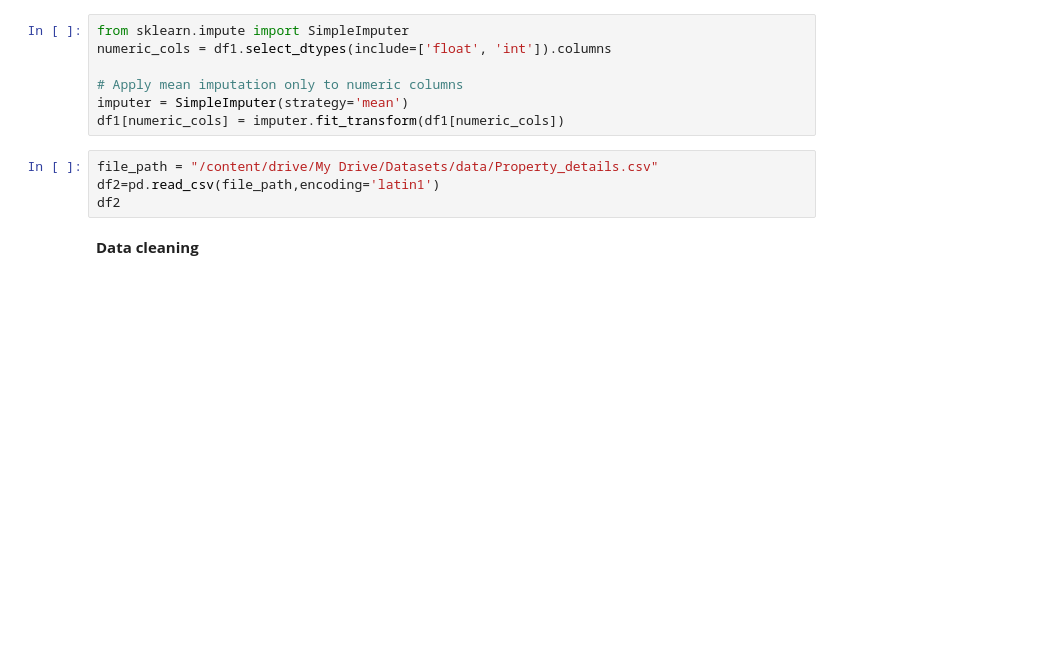
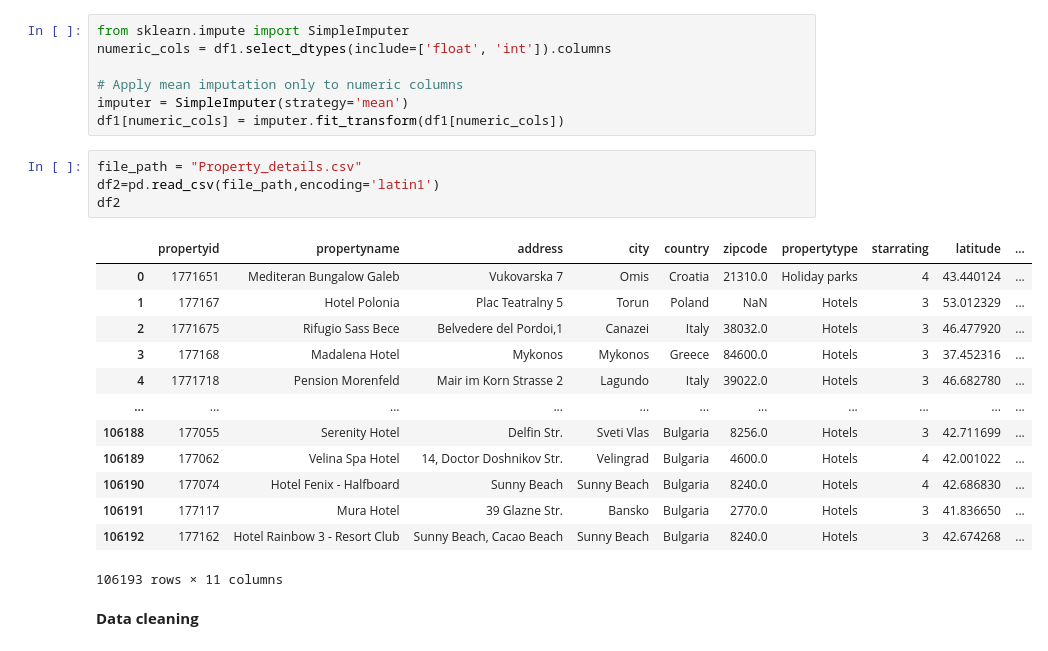
Before and after one commit to M-Ammar1112/Hotel-Room-Price-Prediction, a Jupyter notebook: MLProject.ipynb, the cells around one changed output. Drawn from its saved outputs; the diff is of its cells as text; blank space fills up the shorter version.

```diff
--- a/MLProject.ipynb
+++ b/MLProject.ipynb
@@ -22,9 +46,23 @@ numeric_cols = df1.select_dtypes(include=['float', 'int']).columns
 imputer = SimpleImputer(strategy='mean')
 df1[numeric_cols] = imputer.fit_transform(df1[numeric_cols])
 # %%
-file_path = "/content/drive/My Drive/Datasets/data/Property_details.csv"
+file_path = "Property_details.csv"
 df2=pd.read_csv(file_path,encoding='latin1')
 df2
+# %% [output]
+|  | propertyid | propertyname | address | city | country | zipcode | propertytype | starrating | latitude | ... |
+| 0 | 1771651 | Mediteran Bungalow Galeb | Vukovarska 7 | Omis | Croatia | 21310.0 | Holiday parks | 4 | 43.440124 | ... |
+| 1 | 177167 | Hotel Polonia | Plac Teatralny 5 | Torun | Poland | NaN | Hotels | 3 | 53.012329 | ... |
+| 2 | 1771675 | Rifugio Sass Bece | Belvedere del Pordoi,1 | Canazei | Italy | 38032.0 | Hotels | 3 | 46.477920 | ... |
+| 3 | 177168 | Madalena Hotel | Mykonos | Mykonos | Greece | 84600.0 | Hotels | 3 | 37.452316 | ... |
+| 4 | 1771718 | Pension Morenfeld | Mair im Korn Strasse 2 | Lagundo | Italy | 39022.0 | Hotels | 3 | 46.682780 | ... |
+| ... | ... | ... | ... | ... | ... | ... | ... | ... | ... | ... |
+| 106188 | 177055 | Serenity Hotel | Delfin Str. | Sveti Vlas | Bulgaria | 8256.0 | Hotels | 3 | 42.711699 | ... |
+| 106189 | 177062 | Velina Spa Hotel | 14, Doctor Doshnikov Str. | Velingrad | Bulgaria | 4600.0 | Hotels | 4 | 42.001022 | ... |
+| 106190 | 177074 | Hotel Fenix - Halfboard | Sunny Beach | Sunny Beach | Bulgaria | 8240.0 | Hotels | 4 | 42.686830 | ... |
+| 106191 | 177117 | Mura Hotel | 39 Glazne Str. | Bansko | Bulgaria | 2770.0 | Hotels | 3 | 41.836650 | ... |
+| 106192 | 177162 | Hotel Rainbow 3 - Resort Club | Sunny Beach, Cacao Beach | Sunny Beach | Bulgaria | 8240.0 | Hotels | 3 | 42.674268 | ... |
+106193 rows × 11 columns
 # %% [markdown]
 **Data cleaning**
 # %%
```
Also changed, not shown: parts of 45 cells of this notebook.
